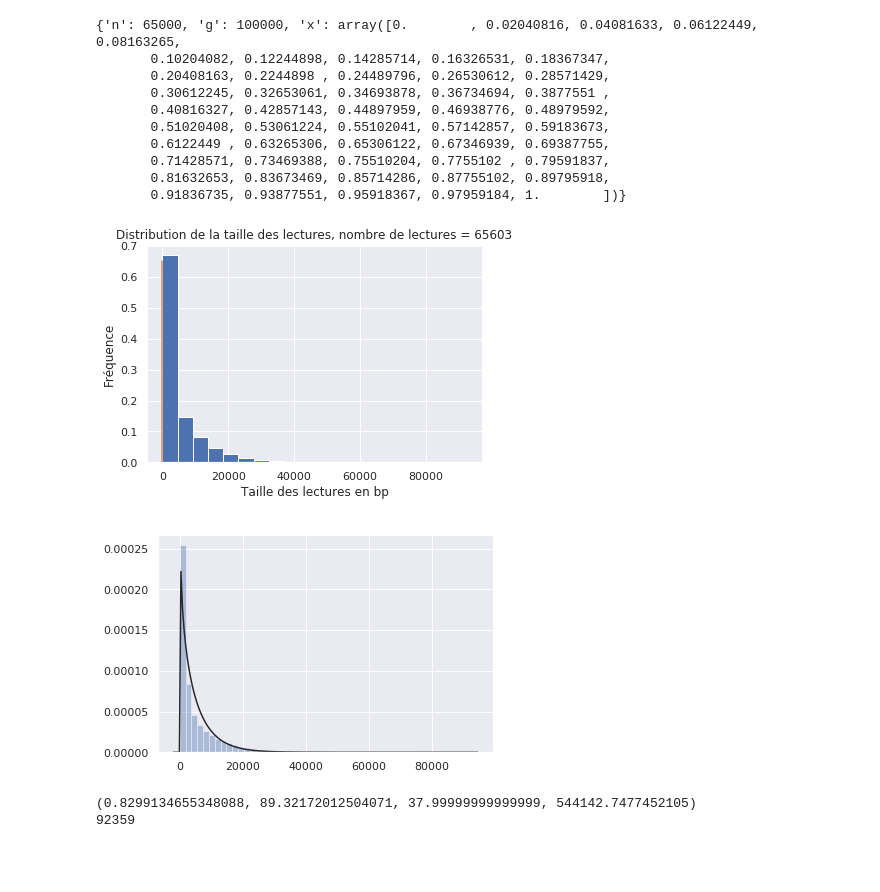
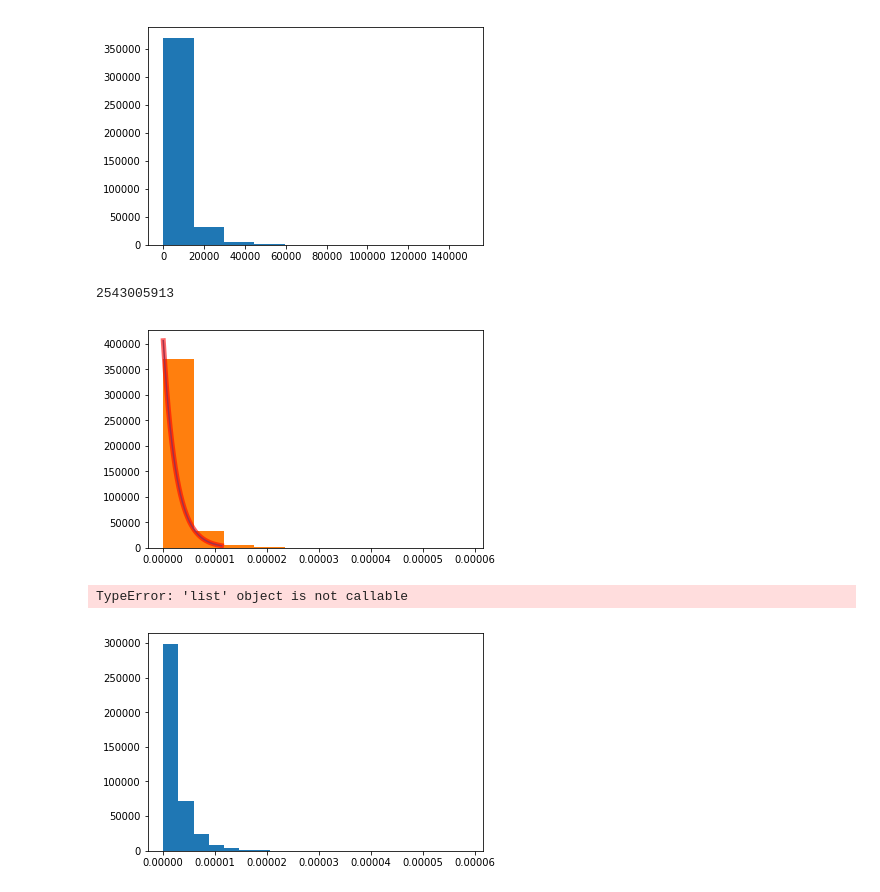
Before and after one commit to aminaghoul/reads_seq, a Jupyter notebook: fitter.ipynb, the cells around one changed output. Cells and saved outputs as stored; diff of their text form; code cells hidden in the pictures; blank space fills up the shorter version.

```diff
--- a/fitter.ipynb
+++ b/fitter.ipynb
@@ -43,18 +35,14 @@ plt.plot(x, b(x,100000,65000))
 # %%
-monFichier = open("../Documents/Donnees/SRR6472704.fastq", "r")
-id = []
+monFichier = open("../Documents/Donnees/DRR164913.fastq", "r")
 taille = []
+f = []
 norm = []
-x=np.linspace(0, 1)
-tmp = 0
+
 for line in monFichier:
     fields = line.strip().split()
-    for word in fields:
-        if word.startswith("length="):
-            id.append(word.strip("length="))
-id = list(map(int, id))
+    for idx, word in enumerate(fields):
+        f.append(word)
 
-for i in id:
-    if i != tmp:
-        taille.append(i)
-    tmp = i
+for i, element in enumerate(f):
+    if element.endswith("/1") and i + 1 < len(f):
+        taille.append(len(f[i + 1]))
@@ -61,31 +57,32 @@ for i in id:
 # %%
 #taille = lire_taille()
-sns.set(color_codes=True)
-nombre_fragments = len(taille)
-x=x=np.linspace(0, 1)
-weights = np.ones_like(taille) / float(len(taille))
-plt.hist(taille, bins=20, weights=weights)
-plt.plot(x, b(x,100000,65000))
-plt.title("Distribution de la taille des lectures, nombre de lectures = 65603")
+a=1
+b=len(taille)
+x = np.linspace(beta.ppf(0.01, a, b), beta.ppf(0.99, a, b), 1000)
+plt.hist(taille)
+plt.show()
+t = sum(taille)
+print(t)
+taille = [i / t for i in taille]
+rv = beta(a, b)
+plt.plot(x, rv.pdf(x))
+plt.plot(x, beta.pdf(x, a, b),'r-', lw=5, alpha=0.6, label='beta pdf')
+plt.hist(taille)
+plt.show()
+
+#weights = np.ones_like(taille) / float(len(taille))
+plt.hist(taille, bins=20)
+plt.plot(x, f(x,t,b))
+plt.title("Distribution de la taille des lectures, nombre de lectures = 409995")
 plt.xlabel("Taille des lectures en bp")
 plt.ylabel("Fréquence")
 plt.show()
 sns.distplot(taille, kde=False, fit=stats.beta)
 plt.show()
 print(beta.fit(taille))
-print(max(taille))
 # %% [output]
+[figure, new version]
-{'n': 65000, 'g': 100000, 'x': array([0.        , 0.02040816, 0.04081633, 0.06122449, 0.08163265,
-       0.10204082, 0.12244898, 0.14285714, 0.16326531, 0.18367347,
-       0.20408163, 0.2244898 , 0.24489796, 0.26530612, 0.28571429,
-       0.30612245, 0.32653061, 0.34693878, 0.36734694, 0.3877551 ,
-       0.40816327, 0.42857143, 0.44897959, 0.46938776, 0.48979592,
-       0.51020408, 0.53061224, 0.55102041, 0.57142857, 0.59183673,
-       0.6122449 , 0.63265306, 0.65306122, 0.67346939, 0.69387755,
-       0.71428571, 0.73469388, 0.75510204, 0.7755102 , 0.79591837,
-       0.81632653, 0.83673469, 0.85714286, 0.87755102, 0.89795918,
-       0.91836735, 0.93877551, 0.95918367, 0.97959184, 1.        ])}
+2543005913
-[figure, old version]
-[figure, old version]
+[figure, new version]
-(0.8299134655348088, 89.32172012504071, 37.99999999999999, 544142.7477452105)
-92359
+TypeError: 'list' object is not callable
+[figure, added]
```
Also changed, not shown: parts of 6 cells of this notebook.
